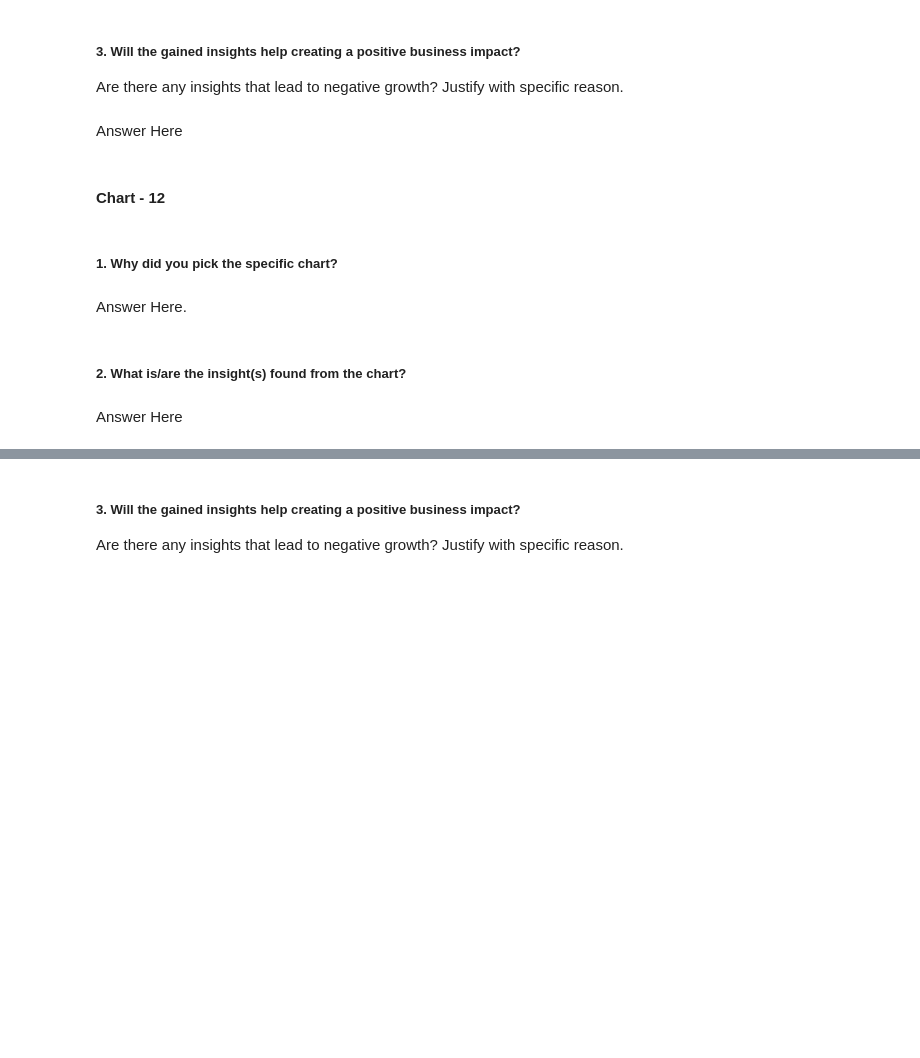
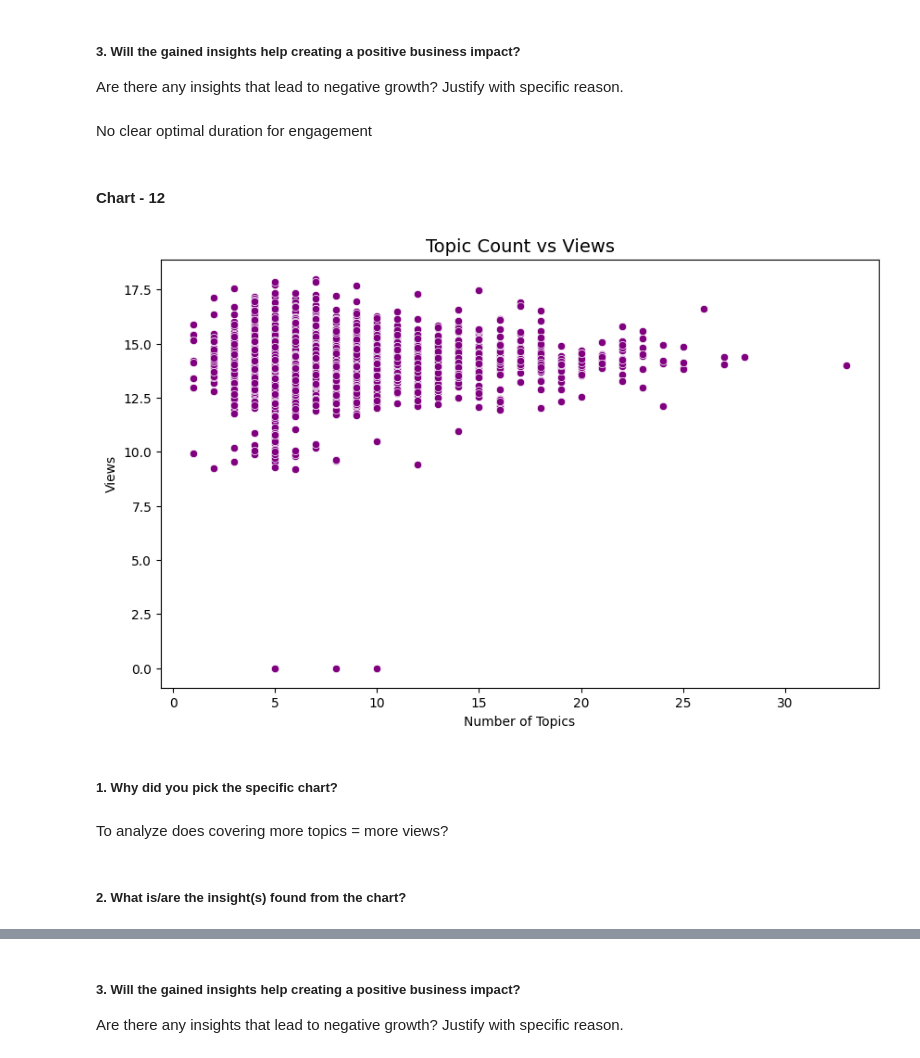
Before and after one commit to Saluja50/ted-talk-views-prediction-model, a Jupyter notebook: ted_talk_views_prediction_model.ipynb, the cells around one changed output, grey strips where cells are left out. Saved outputs shown, nothing was run; the diff lists cells and outputs as text; code cells hidden in the pictures; blank space fills up the shorter version.

```diff
--- a/ted_talk_views_prediction_model.ipynb
+++ b/ted_talk_views_prediction_model.ipynb
@@ -560,7 +741,7 @@ Answer Here
 # %% [markdown]
 ##### 3. Will the gained insights help creating a positive business impact?
 Are there any insights that lead to negative growth? Justify with specific reason.
-# %% [markdown]
-Answer Here
+# %% [markdown]
+No clear optimal duration for engagement
 # %% [markdown]
 #### Chart - 12
@@ -569,8 +748,19 @@ Answer Here
+# %%
+# Chart - 12 Topic Count vs Views
+plt.figure(figsize=(10,6))
+
+sns.scatterplot(x='topic_count', y='views', data=df, color='purple')
+
+plt.title("Topic Count vs Views", fontsize=14)
+plt.xlabel("Number of Topics")
+plt.ylabel("Views")
+
+plt.show()
+# %% [output]
+[figure, added]
 # %% [markdown]
 ##### 1. Why did you pick the specific chart?
-# %% [markdown]
-Answer Here.
+# %% [markdown]
+To analyze does covering more topics = more views?
 # %% [markdown]
 ##### 2. What is/are the insight(s) found from the chart?
-# %% [markdown]
-Answer Here
```
Also changed, not shown: parts of 53 cells of this notebook.
